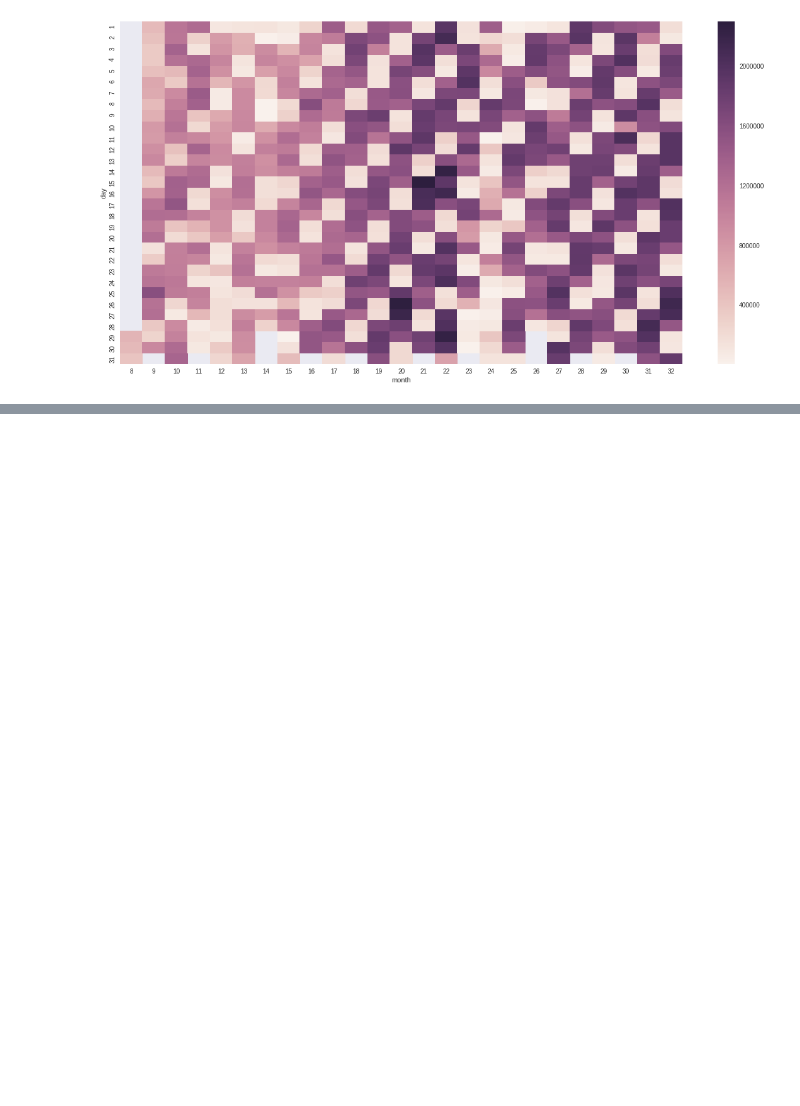
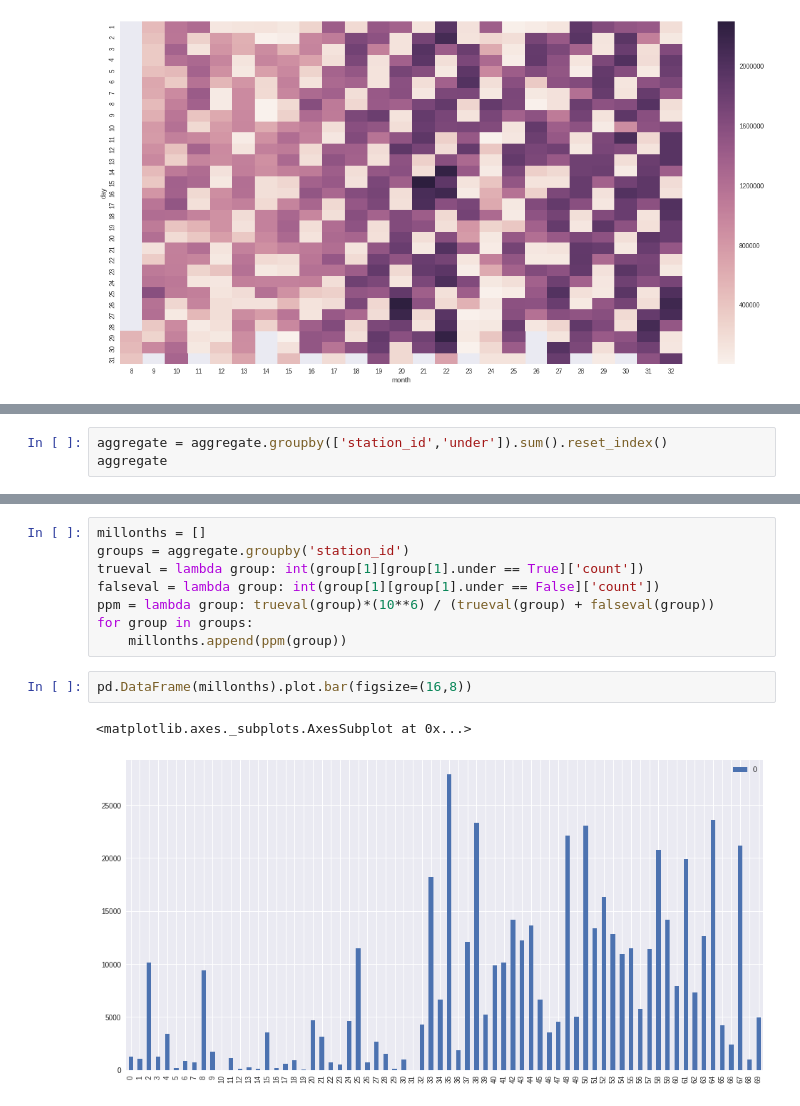
Before and after one commit to pabloernesto/sfBikes, a Jupyter notebook: exploracion.ipynb, the cells around one changed output, grey strips where cells are left out. Drawn from its saved outputs; the diff is of its cells as text; blank space fills up the shorter version.

Commit message:
graph

```diff
--- a/exploracion.ipynb
+++ b/exploracion.ipynb
@@ -126,0 +120,3 @@ aggregate
+# %%
+aggregate = aggregate.groupby(['station_id','under']).sum().reset_index()
+aggregate
@@ -126,0 +142,13 @@ aggregate
+# %%
+millonths = []
+groups = aggregate.groupby('station_id')
+trueval = lambda group: int(group[1][group[1].under == True]['count'])
+falseval = lambda group: int(group[1][group[1].under == False]['count'])
+ppm = lambda group: trueval(group)*(10**6) / (trueval(group) + falseval(group))
+for group in groups:
+    millonths.append(ppm(group))
+# %%
+pd.DataFrame(millonths).plot.bar(figsize=(16,8))
+# %% [output]
+<matplotlib.axes._subplots.AxesSubplot at 0x...>
+[figure, added]
```
Also changed, not shown: parts of 8 cells of this notebook.
